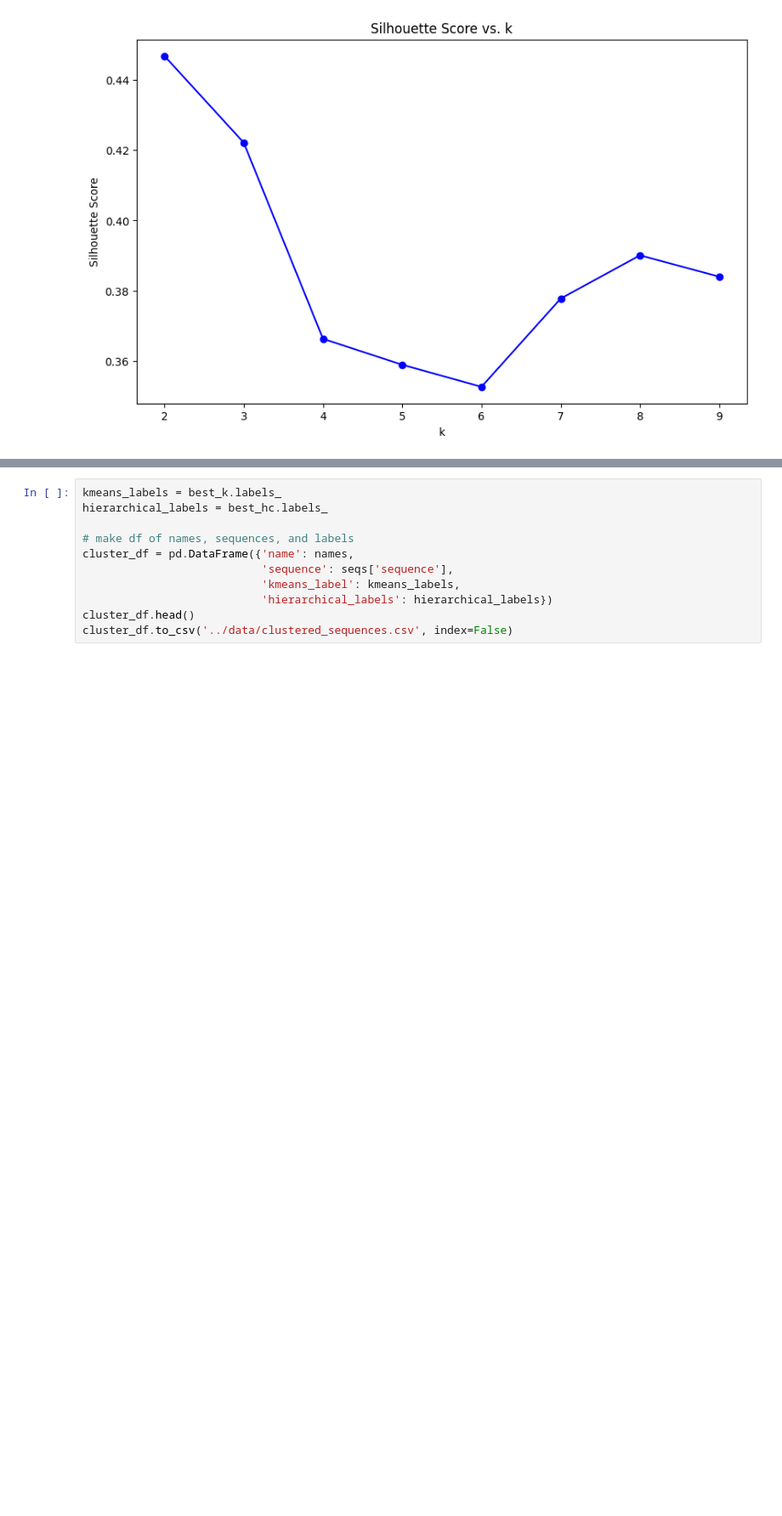
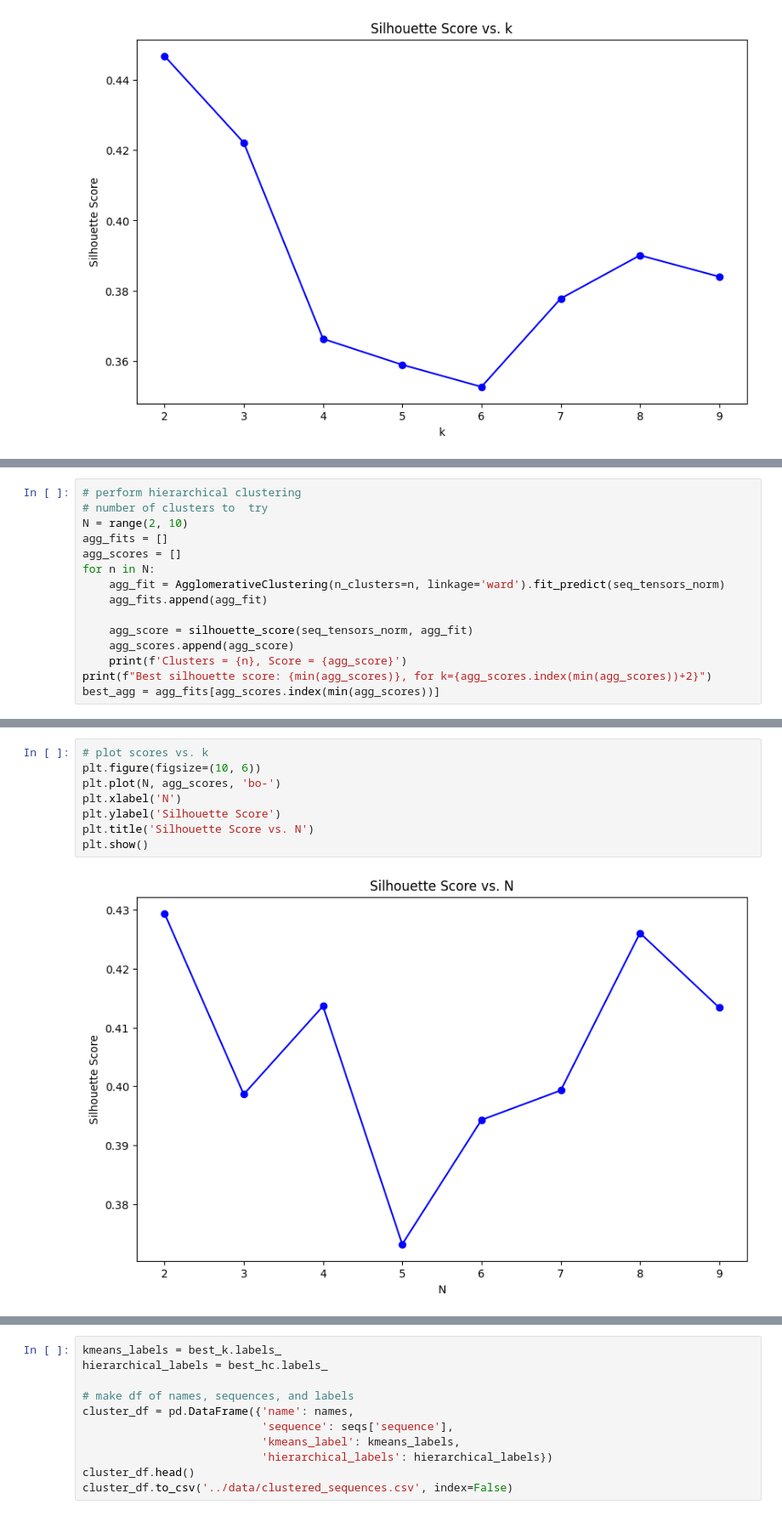
Before and after one commit to pikruse/cluster-mht, a Jupyter notebook: notebooks/Cluster.ipynb, the cells around one changed output, grey strips where cells are left out. Shown at 85% size. Cells and saved outputs as stored; diff of their text form; blank space fills up the shorter version.

Commit message:
plot changes

```diff
--- a/notebooks/Cluster.ipynb
+++ b/notebooks/Cluster.ipynb
@@ -366,0 +361,15 @@ best_k = fits[4]
+# %%
+# perform hierarchical clustering
+# number of clusters to  try
+N = range(2, 10)
+agg_fits = []
+agg_scores = []
+for n in N:
+    agg_fit = AgglomerativeClustering(n_clusters=n, linkage='ward').fit_predict(seq_tensors_norm)
+    agg_fits.append(agg_fit)
+
+    agg_score = silhouette_score(seq_tensors_norm, agg_fit)
+    agg_scores.append(agg_score)
+    print(f'Clusters = {n}, Score = {agg_score}')
+print(f"Best silhouette score: {min(agg_scores)}, for k={agg_scores.index(min(agg_scores))+2}")
+best_agg = agg_fits[agg_scores.index(min(agg_scores))]
@@ -366,0 +386,10 @@ best_k = fits[4]
+# %%
+# plot scores vs. k
+plt.figure(figsize=(10, 6))
+plt.plot(N, agg_scores, 'bo-')
+plt.xlabel('N')
+plt.ylabel('Silhouette Score')
+plt.title('Silhouette Score vs. N')
+plt.show()
+# %% [output]
+[figure, added]
```
Also changed, not shown: parts of 10 cells of this notebook.
